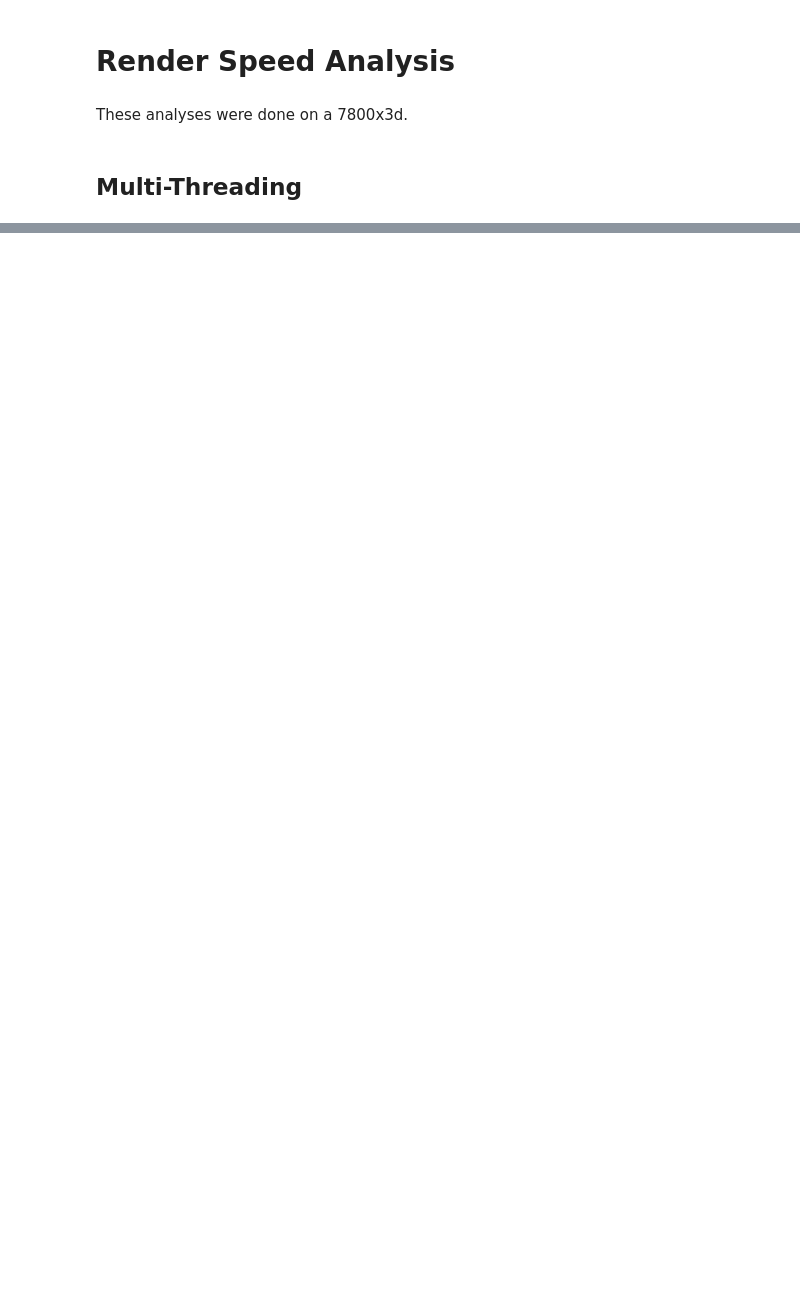
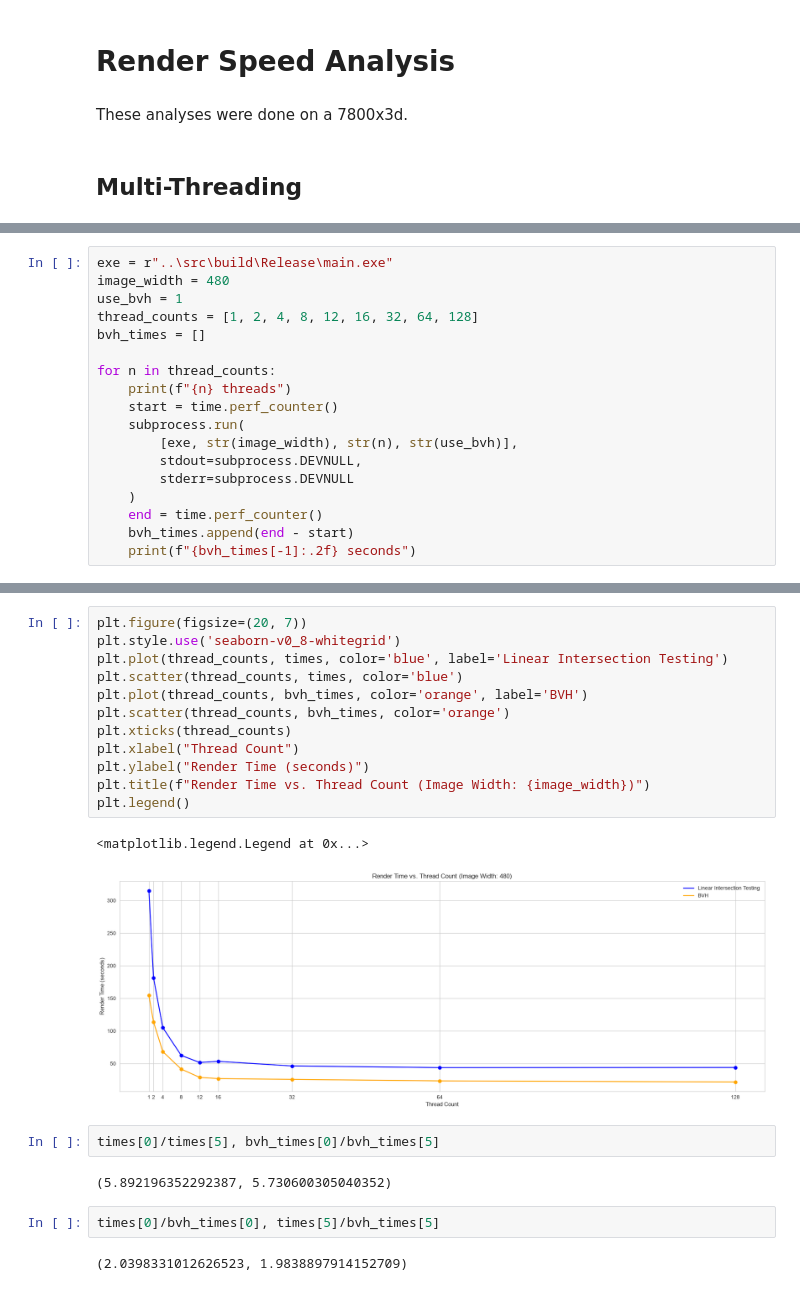
Before and after one commit to rjunw/raytracing_further, a Jupyter notebook: notebooks/render_time.ipynb, the cells around one changed output, grey strips where cells are left out. Saved outputs shown, nothing was run; the diff lists cells and outputs as text; blank space fills up the shorter version.

```diff
--- a/notebooks/render_time.ipynb
+++ b/notebooks/render_time.ipynb
@@ -60,0 +51,18 @@ Text(0.5, 1.0, 'Render Time vs. Thread Count (Image Width: 480)')
+# %%
+exe = r"..\src\build\Release\main.exe"
+image_width = 480
+use_bvh = 1
+thread_counts = [1, 2, 4, 8, 12, 16, 32, 64, 128]
+bvh_times = []
+
+for n in thread_counts:
+    print(f"{n} threads")
+    start = time.perf_counter()
+    subprocess.run(
+        [exe, str(image_width), str(n), str(use_bvh)],
+        stdout=subprocess.DEVNULL,
+        stderr=subprocess.DEVNULL
+    )
+    end = time.perf_counter()
+    bvh_times.append(end - start)
+    print(f"{bvh_times[-1]:.2f} seconds")
@@ -60,0 +88,23 @@ Text(0.5, 1.0, 'Render Time vs. Thread Count (Image Width: 480)')
+# %%
+plt.figure(figsize=(20, 7))
+plt.style.use('seaborn-v0_8-whitegrid')
+plt.plot(thread_counts, times, color='blue', label='Linear Intersection Testing')
+plt.scatter(thread_counts, times, color='blue')
+plt.plot(thread_counts, bvh_times, color='orange', label='BVH')
+plt.scatter(thread_counts, bvh_times, color='orange')
+plt.xticks(thread_counts)
+plt.xlabel("Thread Count")
+plt.ylabel("Render Time (seconds)")
+plt.title(f"Render Time vs. Thread Count (Image Width: {image_width})")
+plt.legend()
+# %% [output]
+<matplotlib.legend.Legend at 0x...>
+[figure, added]
+# %%
+times[0]/times[5], bvh_times[0]/bvh_times[5]
+# %% [output]
+(5.892196352292387, 5.730600305040352)
+# %%
+times[0]/bvh_times[0], times[5]/bvh_times[5]
+# %% [output]
+(2.0398331012626523, 1.9838897914152709)
```
Also changed, not shown: parts of 5 cells of this notebook, 3 other files.
